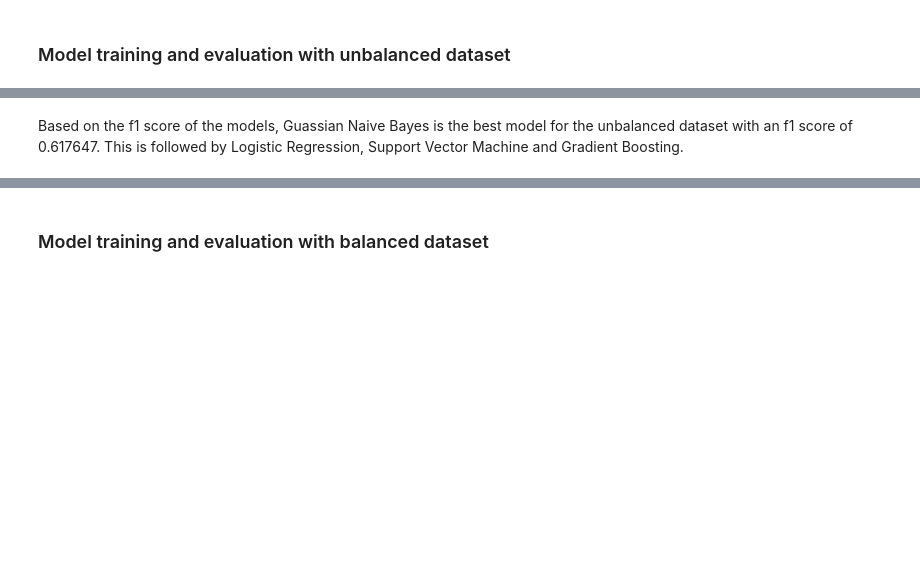
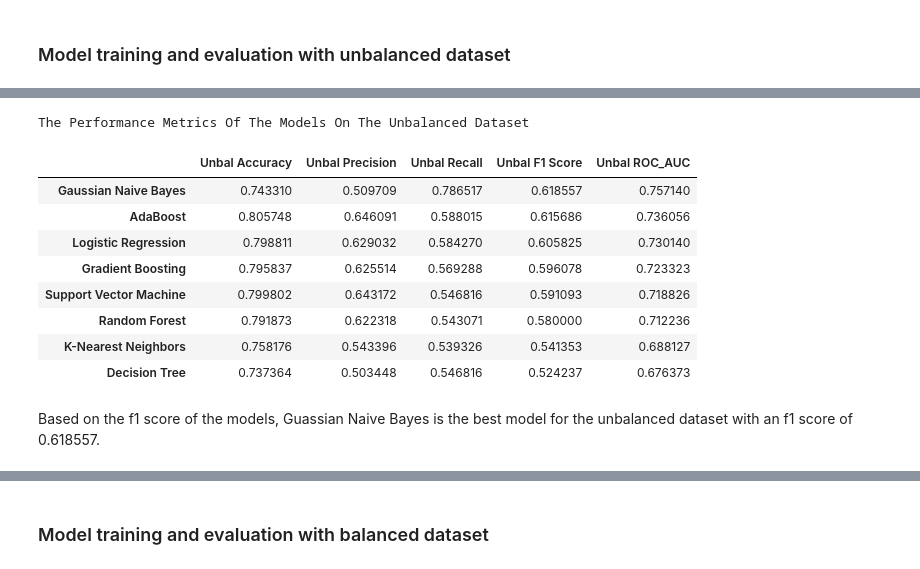
Before and after one commit to iameberedavid/Telco-Churn-Analysis, a Jupyter notebook: Jupyter Notebook.ipynb, the cells around one changed output, grey strips where cells are left out. Drawn from its saved outputs; the diff is of its cells as text; code cells hidden in the pictures; blank space fills up the shorter version.

```diff
--- a/Jupyter Notebook.ipynb
+++ b/Jupyter Notebook.ipynb
@@ -1370,0 +1418,7 @@ train_encoded_data.head()
+# %%
+# Use MinMaxScaler to scale the numerical columns of X_val
+X_val_num_scaled = scaler.fit_transform(X_val_num_df)
+X_val_num_scaled_df = pd.DataFrame(X_val_num_scaled, columns=scaler.get_feature_names_out())
+
+# View the scaled X_val DataFrame
+X_val_num_scaled_df.head()
@@ -1516,2 +1556,22 @@ The performance metrics of the unbalanced dataset:
+# %%
+# Create a DataFrame to store the performance metrics of the models on the unbalanced dataset
+unbalanced_performance_metrics = pd.DataFrame(unbal_performance_metrics).transpose()
+
+# Arrange the performance metrics DataFrame in descending order according to the F1 Score
+unbalanced_performance_metrics = unbalanced_performance_metrics.sort_values('Unbal F1 Score', ascending=False)
+
+# Show the performance metrics DataFrame of the models on the unbalanced dataset
+unbalanced_performance_metrics.style.set_caption('The Performance Metrics Of The Models On The Unbalanced Dataset')
+# %% [output]
+The Performance Metrics Of The Models On The Unbalanced Dataset
+|  | Unbal Accuracy | Unbal Precision | Unbal Recall | Unbal F1 Score | Unbal ROC_AUC |
+| Gaussian Naive Bayes | 0.743310 | 0.509709 | 0.786517 | 0.618557 | 0.757140 |
+| AdaBoost | 0.805748 | 0.646091 | 0.588015 | 0.615686 | 0.736056 |
+| Logistic Regression | 0.798811 | 0.629032 | 0.584270 | 0.605825 | 0.730140 |
+| Gradient Boosting | 0.795837 | 0.625514 | 0.569288 | 0.596078 | 0.723323 |
+| Support Vector Machine | 0.799802 | 0.643172 | 0.546816 | 0.591093 | 0.718826 |
+| Random Forest | 0.791873 | 0.622318 | 0.543071 | 0.580000 | 0.712236 |
+| K-Nearest Neighbors | 0.758176 | 0.543396 | 0.539326 | 0.541353 | 0.688127 |
+| Decision Tree | 0.737364 | 0.503448 | 0.546816 | 0.524237 | 0.676373 |
 # %% [markdown]
-Based on the f1 score of the models, Guassian Naive Bayes is the best model for the unbalanced dataset with an f1 score of 0.617647. This is followed by Logistic Regression, Support Vector Machine and Gradient Boosting.
+Based on the f1 score of the models, Guassian Naive Bayes is the best model for the unbalanced dataset with an f1 score of 0.618557.
```
Also changed, not shown: parts of 44 cells of this notebook.
